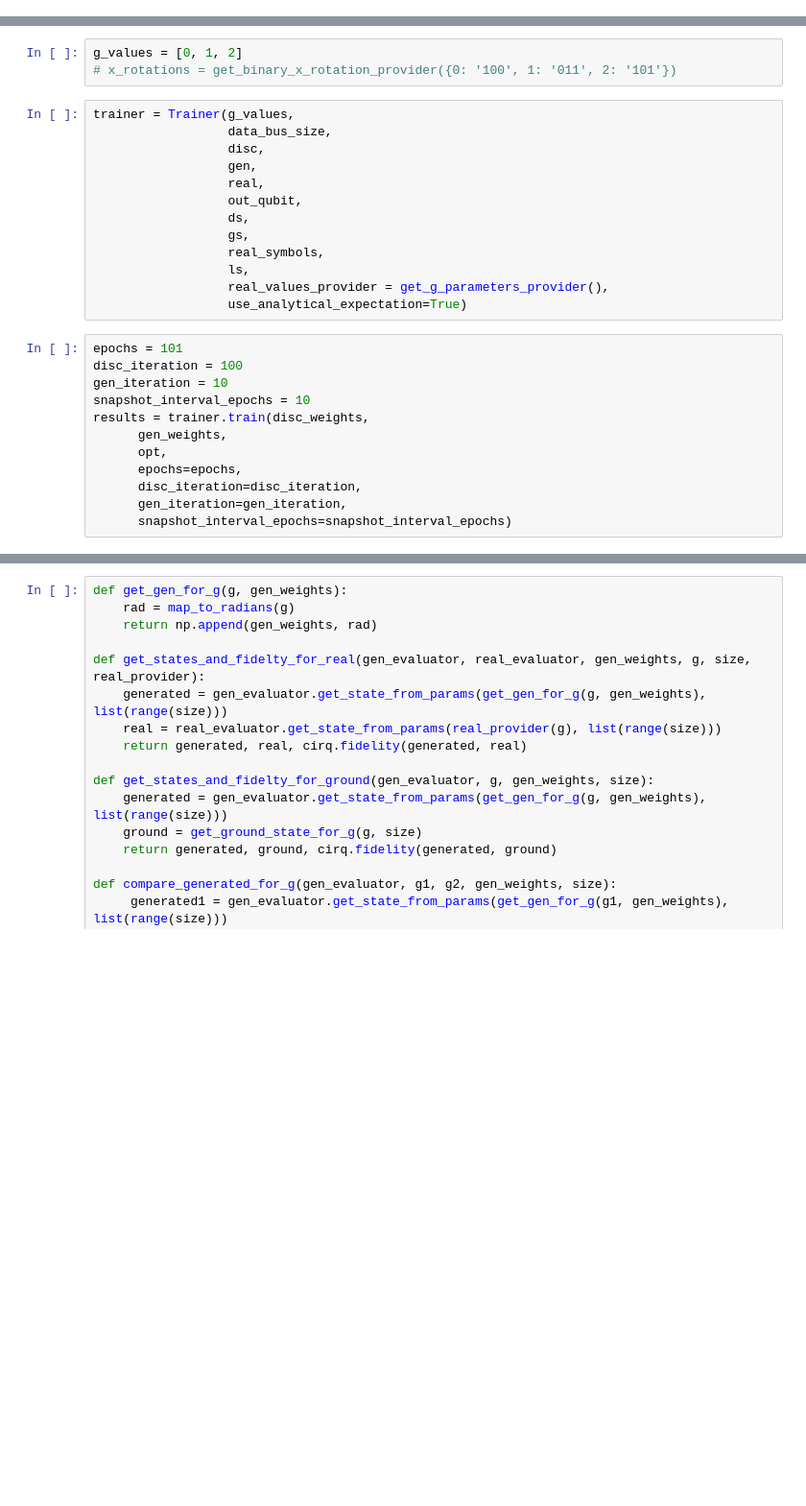
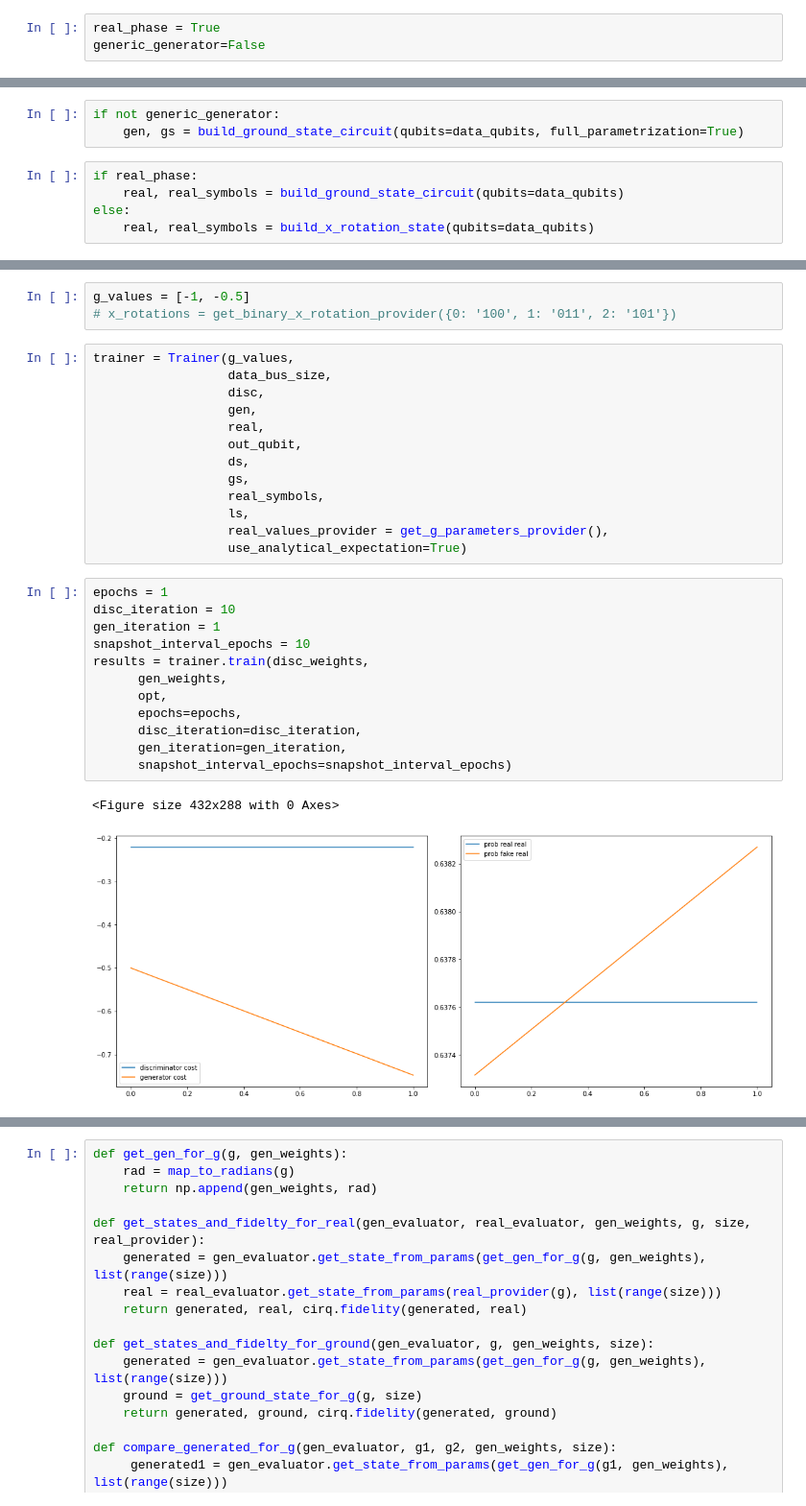
Before and after one commit to WiktorJ/quantum-gans, a Jupyter notebook: QuGAN_PhaseTransition.ipynb, the cells around one changed output, grey strips where cells are left out. Shown at 96% size. Drawn from its saved outputs; the diff is of its cells as text; blank space fills up the shorter version.

Commit message:
Added possibility to use explicit generator

```diff
--- a/QuGAN_PhaseTransition.ipynb
+++ b/QuGAN_PhaseTransition.ipynb
@@ -28,5 +28,8 @@ from qsgenerator.evaluators.circuit_evaluator import CircuitEvaluator
 generator_layers = 4
 discriminator_layers = 5
 data_bus_size = 5
+# %%
+real_phase = True
+generic_generator=False
 # %%
 gen, gs, disc, ds, ls, data_qubits, out_qubit = circuits.build_gan_circuits(generator_layers, discriminator_layers, data_bus_size)
@@ -37,3 +36,11 @@ real, real_symbols = build_x_rotation_state(qubits=data_qubits)
+# %%
+if not generic_generator:
+    gen, gs = build_ground_state_circuit(qubits=data_qubits, full_parametrization=True)
+# %%
+if real_phase:
+    real, real_symbols = build_ground_state_circuit(qubits=data_qubits)
+else:
+    real, real_symbols = build_x_rotation_state(qubits=data_qubits)
 # %%
 pure_gen = gen.copy()
 gen.append([disc])
@@ -72,7 +116,7 @@ learning_rate = CustomScheduler()
 opt = tf.keras.optimizers.Adam(learning_rate, beta_1=0.9, beta_2=0.98,
                                      epsilon=1e-9)
 # %%
-g_values = [0, 1, 2]
+g_values = [-1, -0.5]
 # x_rotations = get_binary_x_rotation_provider({0: '100', 1: '011', 2: '101'})
 # %%
 trainer = Trainer(g_values,
@@ -88,14 +132,17 @@ trainer = Trainer(g_values,
                   real_values_provider = get_g_parameters_provider(),
                   use_analytical_expectation=True)
 # %%
-epochs = 101
-disc_iteration = 100
-gen_iteration = 10
+epochs = 1
+disc_iteration = 10
+gen_iteration = 1
 snapshot_interval_epochs = 10
 results = trainer.train(disc_weights,
       gen_weights,
       opt,
       epochs=epochs,
       disc_iteration=disc_iteration,
       gen_iteration=gen_iteration,
       snapshot_interval_epochs=snapshot_interval_epochs)
+# %% [output]
+<Figure size 432x288 with 0 Axes>
+[figure, added]
```
Also changed, not shown: parts of 6 cells of this notebook, 3 other files.
